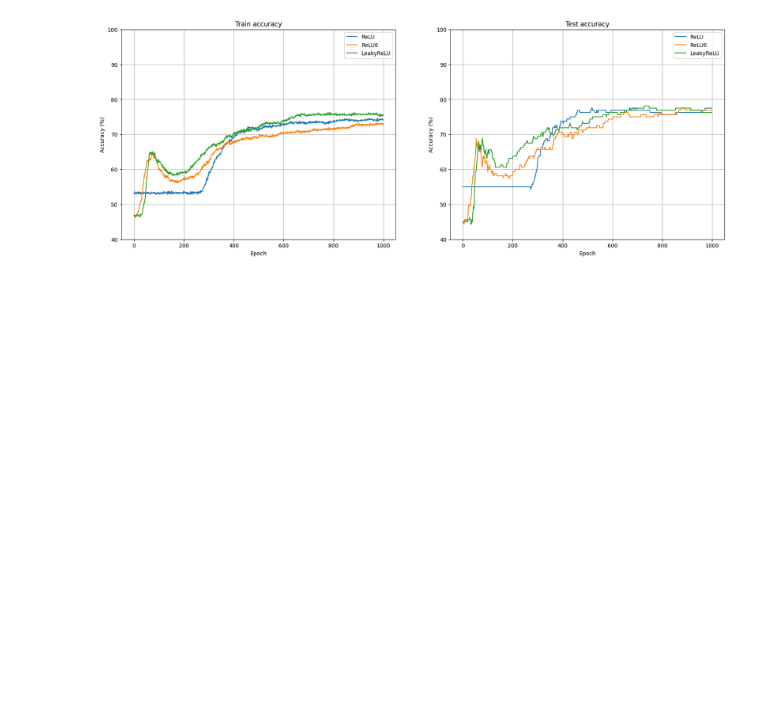
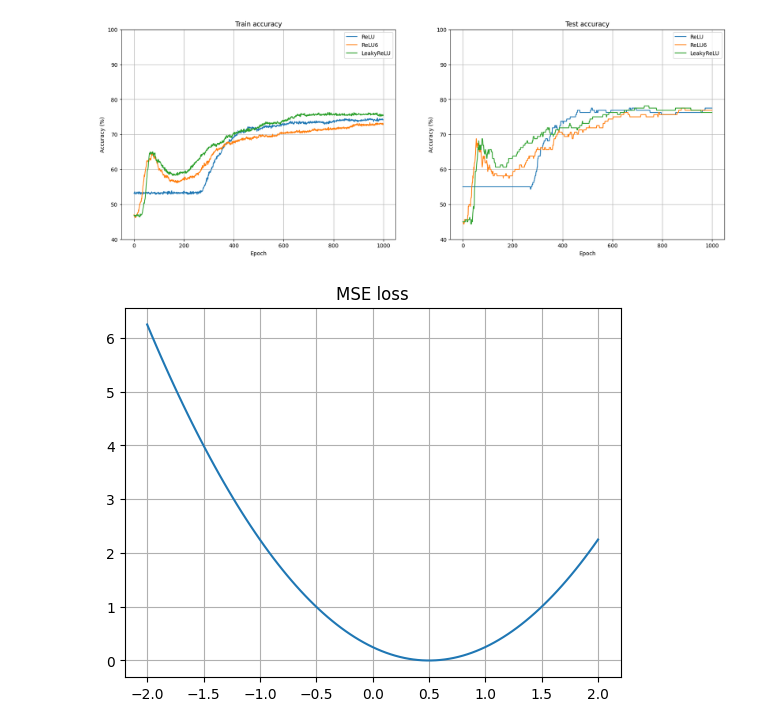
Before and after one commit to ayush9h/PyTorch-DeepLearning, a Jupyter notebook: Meta_Parameters_Activations,_Loss.ipynb, the cells around one changed output. Cells and saved outputs as stored; diff of their text form; code cells hidden in the pictures; blank space fills up the shorter version.

```diff
--- a/Meta_Parameters_Activations,_Loss.ipynb
+++ b/Meta_Parameters_Activations,_Loss.ipynb
@@ -153,0 +157,15 @@ for i in range(2):
+# %%
+lossfunMse = nn.MSELoss()
+yHat = torch.linspace(-2,2,101)
+y = torch.tensor(0.5)
+
+L = np.zeros(101)
+for i, yy in enumerate(yHat):
+  L[i] = lossfunMse(yy,y)
+
+
+plt.plot(yHat,L)
+plt.title('MSE loss')
+plt.grid()
+# %% [output]
+[figure, added]
```
Also changed, not shown: parts of 3 cells of this notebook.
